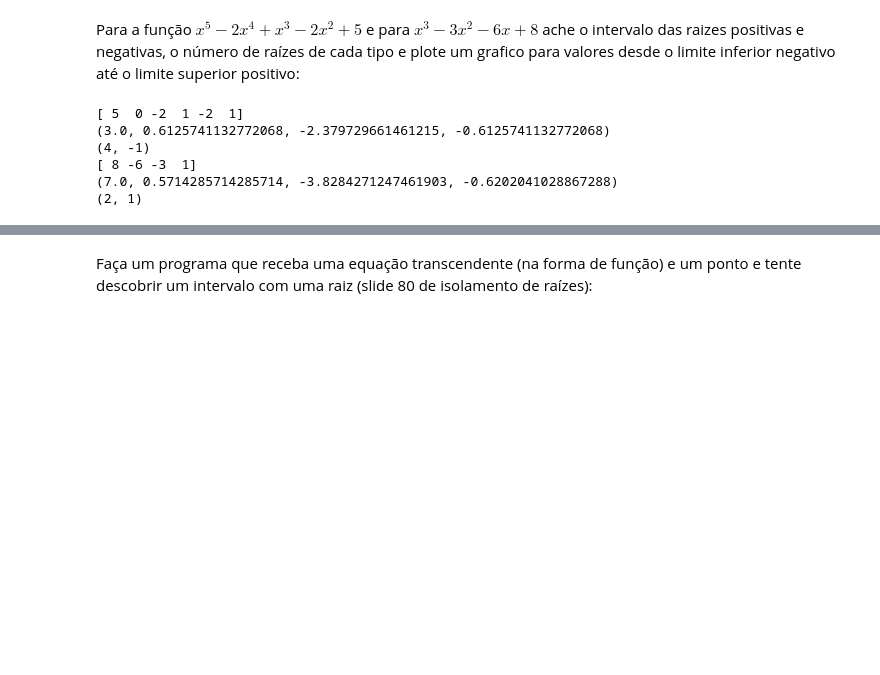
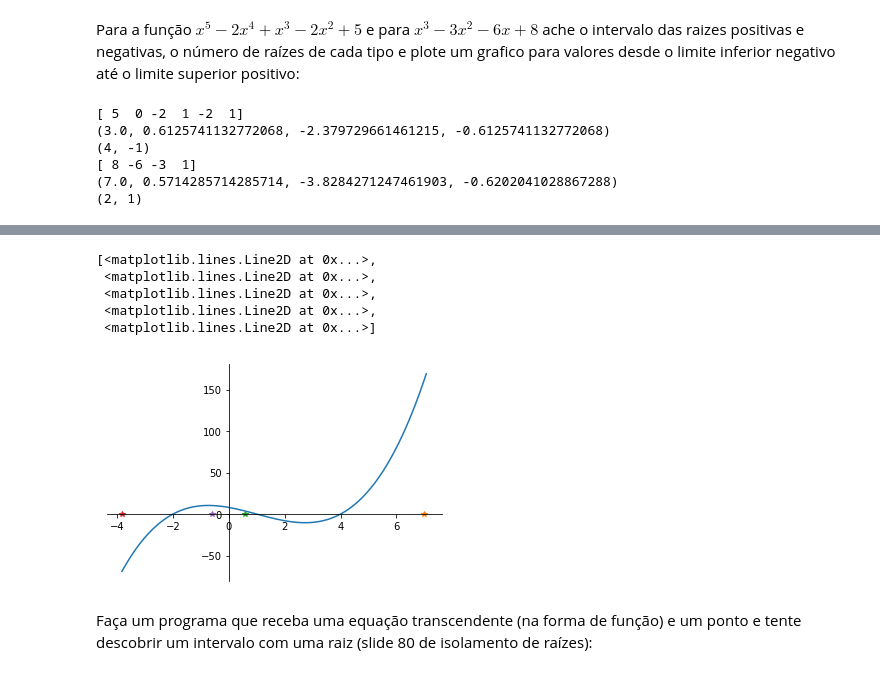
Before and after one commit to nabsonp/ComputacaoNumerica, a Jupyter notebook: Laboratório de Raízes de equações.ipynb, the cells around one changed output, grey strips where cells are left out. Saved outputs shown, nothing was run; the diff lists cells and outputs as text; code cells hidden in the pictures; blank space fills up the shorter version.

```diff
--- a/Laboratório de Raízes de equações.ipynb
+++ b/Laboratório de Raízes de equações.ipynb
@@ -117,2 +142,21 @@ print(nraizes(p1))
+# %%
+ax = plt.gca()
+ax.spines['right'].set_color('none')
+ax.spines['top'].set_color('none')
+ax.xaxis.set_ticks_position('bottom')
+ax.spines['bottom'].set_position(('data',0))
+ax.yaxis.set_ticks_position('left')
+ax.spines['left'].set_position(('data',0))
+
+ls = LimitesAlgebricos(p1)
+x = np.arange(ls[2], ls[0]+0.1, 0.1)
+plt.plot(x,fp1(x),ls[0],0,'*',ls[1],0,'*',ls[2],0,'*',ls[3],0,'*')
+# %% [output]
+[<matplotlib.lines.Line2D at 0x...>,
+ <matplotlib.lines.Line2D at 0x...>,
+ <matplotlib.lines.Line2D at 0x...>,
+ <matplotlib.lines.Line2D at 0x...>,
+ <matplotlib.lines.Line2D at 0x...>]
+[figure, added]
 # %% [markdown]
 Faça um programa que receba uma equação transcendente (na forma de função) e um ponto e tente descobrir um intervalo com uma raiz (slide 80 de isolamento de raízes):
```
Also changed, not shown: parts of 13 cells of this notebook.
